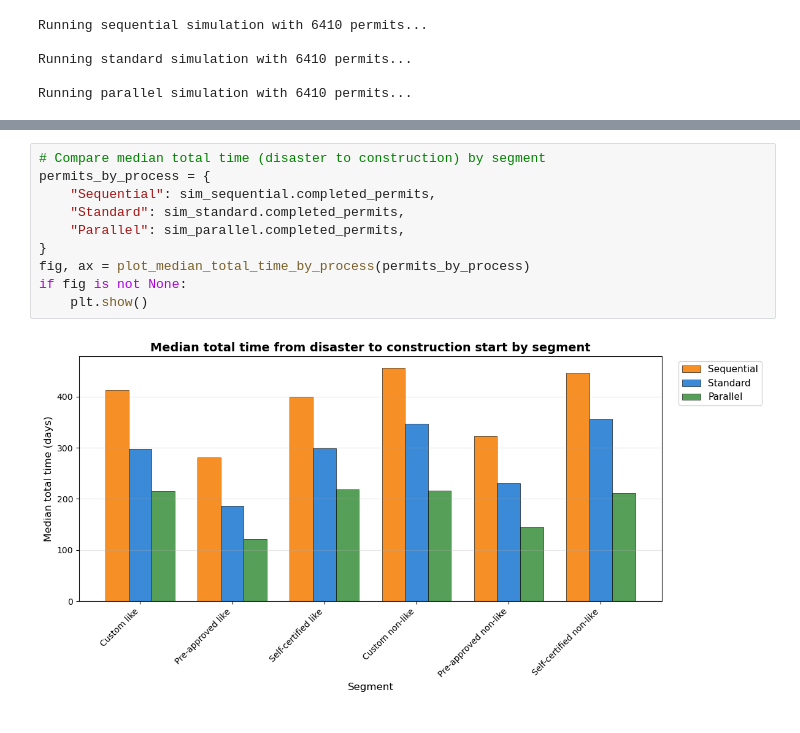
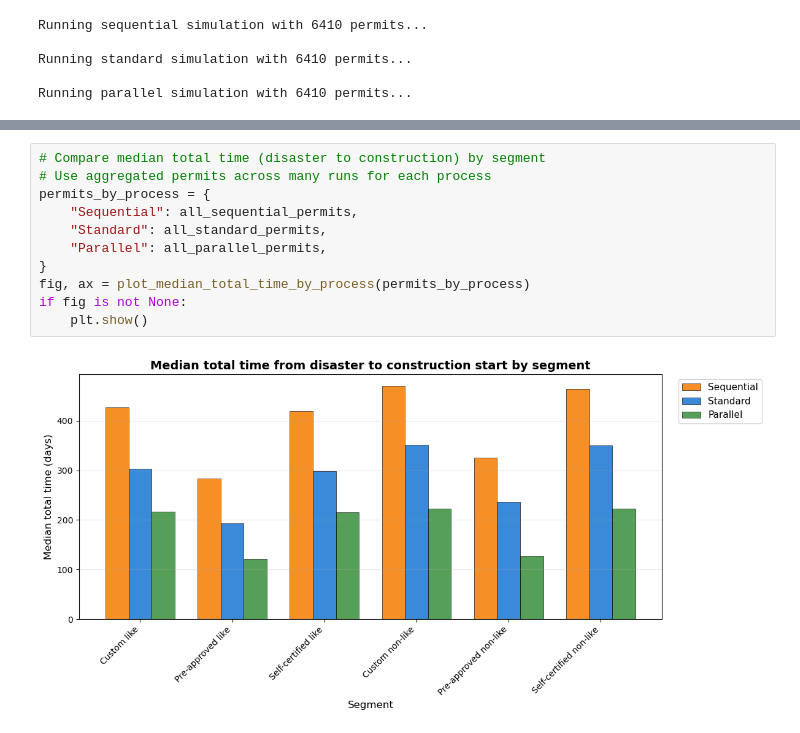
Before and after one commit to MIT-HSCL/permitting-model, a Jupyter notebook: run_simulation_parallel.ipynb, the cells around one changed output, grey strips where cells are left out. Cells and saved outputs as stored; diff of their text form.

```diff
--- a/run_simulation_parallel.ipynb
+++ b/run_simulation_parallel.ipynb
@@ -76,15 +148,16 @@ SEGMENT DISTRIBUTION
 # %%
 # Compare median total time (disaster to construction) by segment
+# Use aggregated permits across many runs for each process
 permits_by_process = {
-    "Sequential": sim_sequential.completed_permits,
-    "Standard": sim_standard.completed_permits,
-    "Parallel": sim_parallel.completed_permits,
+    "Sequential": all_sequential_permits,
+    "Standard": all_standard_permits,
+    "Parallel": all_parallel_permits,
 }
 fig, ax = plot_median_total_time_by_process(permits_by_process)
 if fig is not None:
     plt.show()
 # %% [output]
-[figure, old version]
+[figure, new version]
 # %%
 # Gantt charts for one random Segment 4 permit under each process
 print("SEQUENTIAL process – Segment 4 permit")
```
Also changed, not shown: parts of 8 cells of this notebook, 5 other files.
